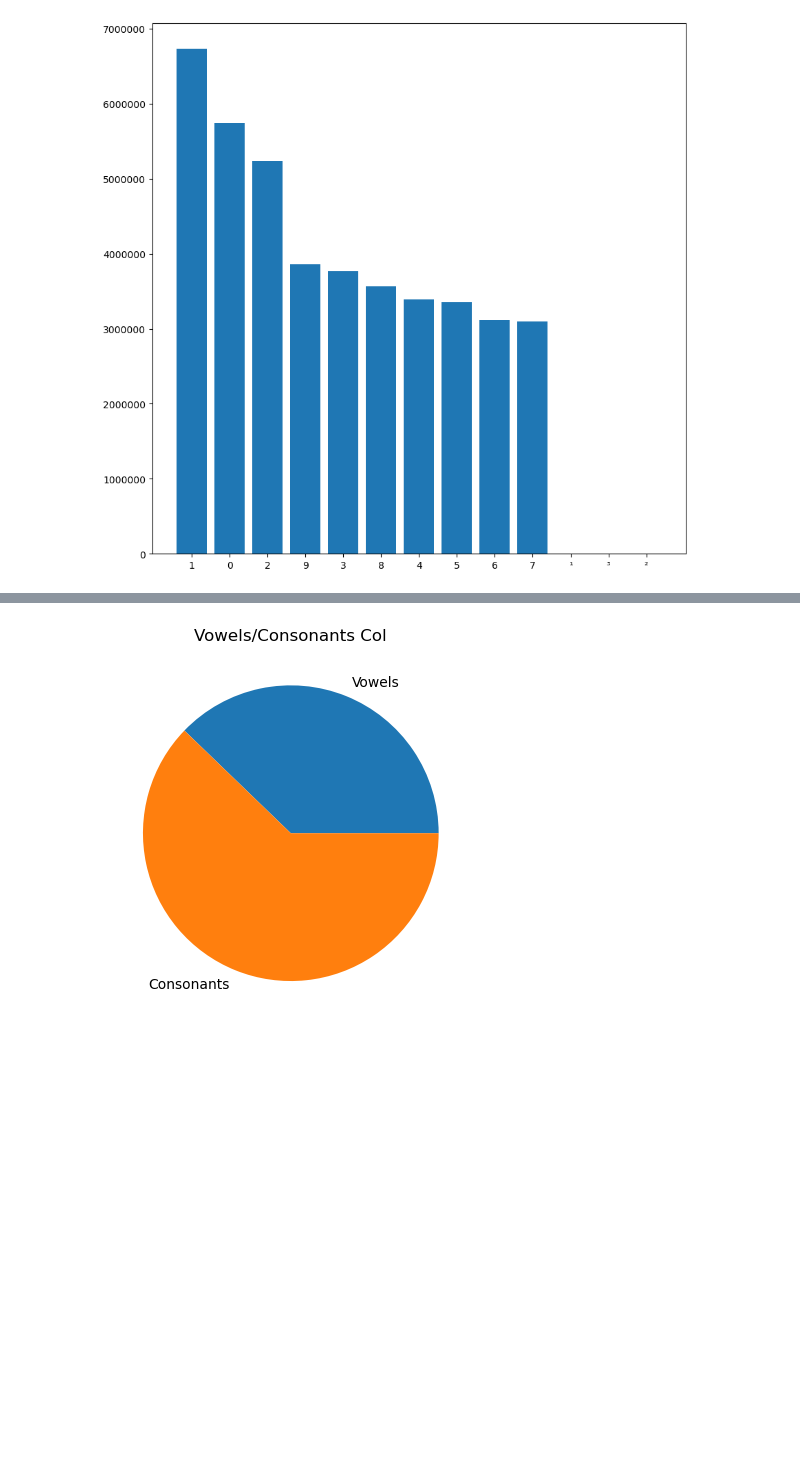
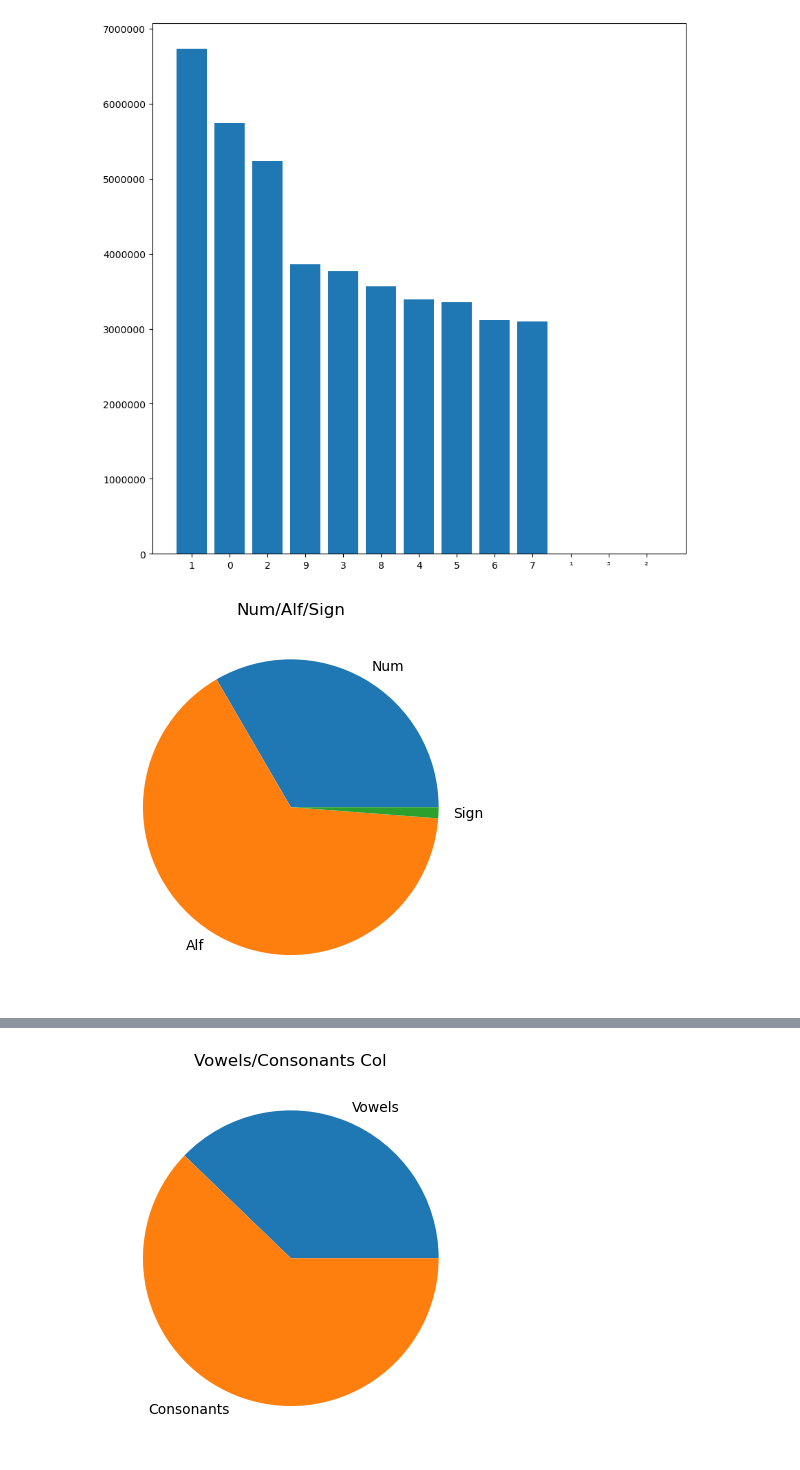
Before and after one commit to Nukutyn/PyProj, a Jupyter notebook: HW/DSISHW.ipynb, the cells around one changed output, grey strips where cells are left out. Saved outputs shown, nothing was run; the diff lists cells and outputs as text; code cells hidden in the pictures; blank space fills up the shorter version.

```diff
--- a/HW/DSISHW.ipynb
+++ b/HW/DSISHW.ipynb
@@ -141,3 +118,19 @@ for k in ArrForCheck:
 print(AlfName, AlfVal)
 # %% [output]
 ['p', 'a', 's', 'w', 'o', 'r', 'd', 'i', 'l', 'v', 'e', 'y', 'u', 'n', 'c', 'k', 'b', 'g', 'm', 'j', 'h', 'q', 't', 'f', 'z', 'x', 'P', 'A', 'S', 'W', 'O', 'R', 'D', 'I', 'L', 'V', 'E', 'Y', 'U', 'N', ...
+# %%
+NumVal = []
+NumName = []
+
+for k in ArrForCheck:
+    for i in k:
+        if isinstance(i, Iterable):
+            for j in i:
+                if isinstance(j, str) and j.isdigit():
+                    if j in NumName:
+                        NumVal[NumName.index(j)] += 1
+                    else:
+                        NumName.append(j)
+                        NumVal.append(0)
+                        NumVal[NumName.index(j)] += 1
+print(NumName, NumVal)
@@ -165,0 +151,15 @@ print(t)
+# %%
+Num=0
+Alf=0
+Sign=0
+for k in ArrForCheck:
+    for i in k:
+        if isinstance(i, Iterable):
+            for j in i:
+                if j.isdigit():
+                    Num+= 1
+                elif j.isalpha():
+                    Alf+= 1
+                else:
+                    Sign+=1
+print(Num, Alf, Sign)
@@ -173,4 +175,12 @@ plt.bar(NumBar.Num,NumBar.Col)
 # %% [output]
 <BarContainer object of 13 artists>
 [figure]
+# %%
+Name = ["Num","Alf","Sign"]
+Val = [Num, Alf, Sign]
+plt.title("Num/Alf/Sign")
+plt.pie(Val,labels=Name)# диаграмма пирог через matplotlib также рандомная
+plt.show()
+# %% [output]
+[figure, added]
 # %%
```
Also changed, not shown: parts of 12 cells of this notebook.
